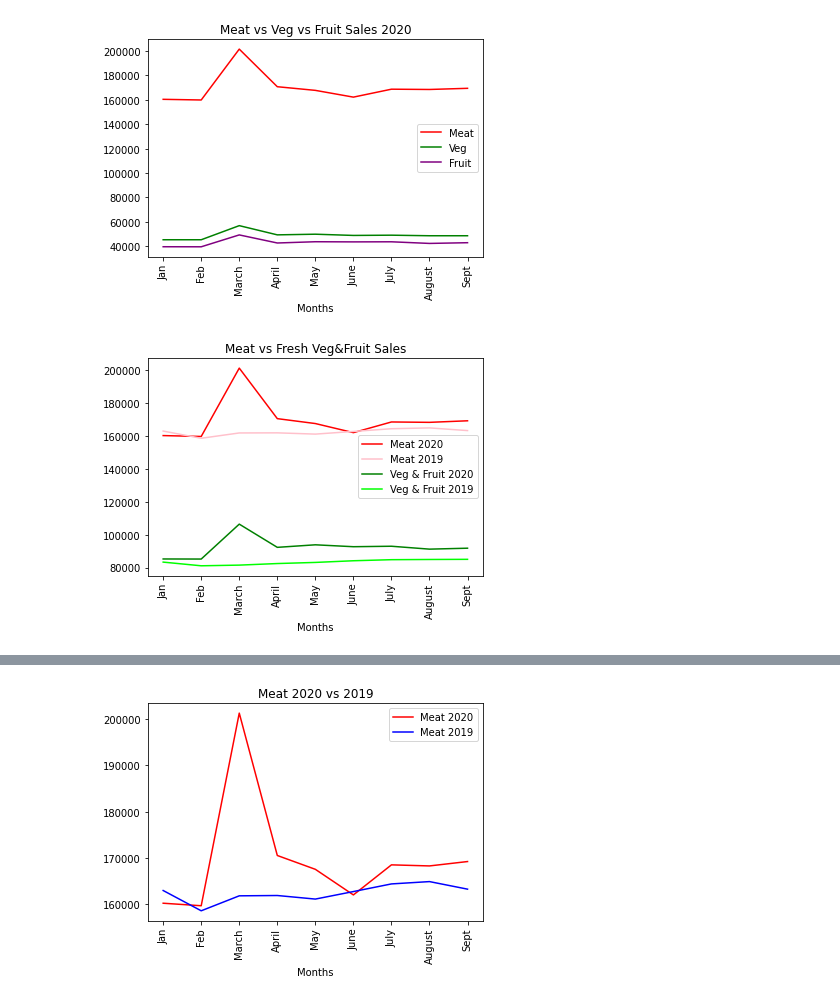
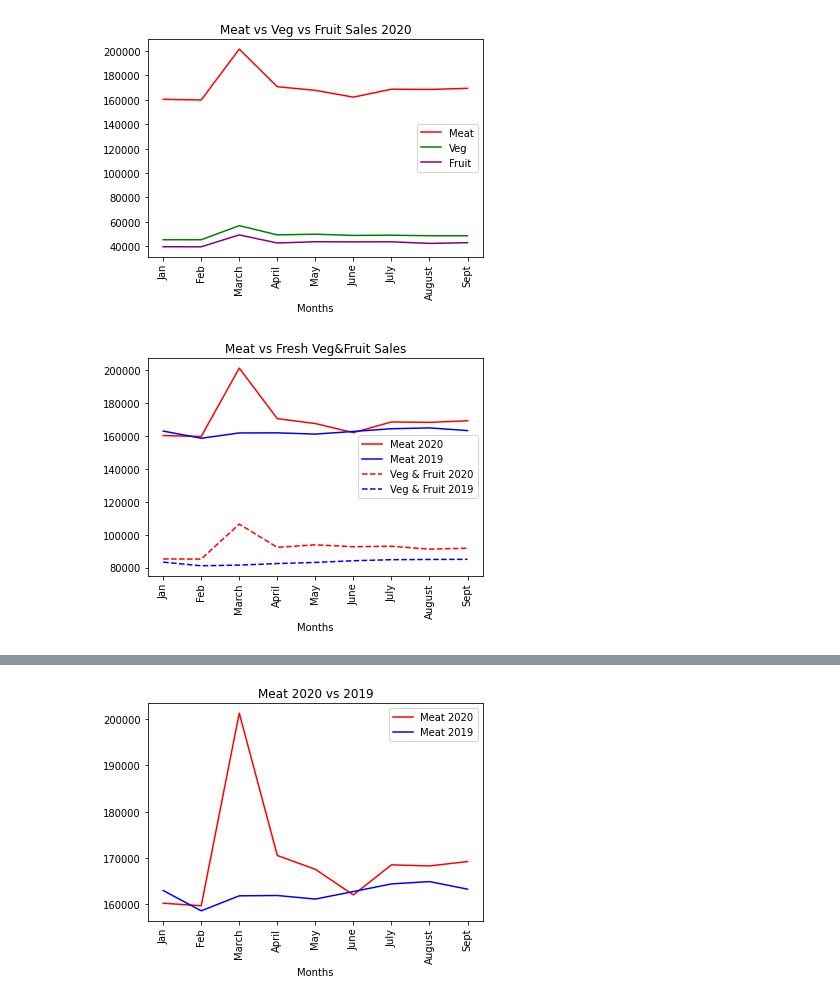
Before and after one commit to staceywai/bootcamp-project, a Jupyter notebook: Meat&VegSales.ipynb, the cells around one changed output, grey strips where cells are left out. Saved outputs shown, nothing was run; the diff lists cells and outputs as text; code cells hidden in the pictures.

Commit message:
Saved meat/veg & beverage analysis graphs to png

```diff
--- a/Meat&VegSales.ipynb
+++ b/Meat&VegSales.ipynb
@@ -72,22 +72,23 @@ plt.show()
 # %%
 meats20, = plt.plot(months, graph_df.loc['          Meats and poultry',["2020M01","2020M02","2020M03","2020M04","2020M05","2020M06","2020M07","2020M08","2020M09"]],
                         color="red", label="Meat 2020")
 vegfruit20, = plt.plot(months, graph_df.loc['          Fresh fruits and vegetables',["2020M01","2020M02","2020M03","2020M04","2020M05","2020M06","2020M07","2020M08","2020M09"]],
-                        color="green", label="Veg & Fruit 2020")
+                        color="red", linestyle="dashed", label="Veg & Fruit 2020")
 
 meats19, = plt.plot(months, graph_df.loc['          Meats and poultry',["2019M01","2019M02","2019M03","2019M04","2019M05","2019M06","2019M07","2019M08","2019M09"]],
-                        color="pink", label="Meat 2019")
+                        color="blue", label="Meat 2019")
 vegfruit19, = plt.plot(months, graph_df.loc['          Fresh fruits and vegetables',["2019M01","2019M02","2019M03","2019M04","2019M05","2019M06","2019M07","2019M08","2019M09"]],
-                        color="lime", label="Veg & Fruit 2019")
+                        color="blue", linestyle = "dashed", label="Veg & Fruit 2019")
 
 # Create a legend for our chart
 plt.legend(handles=[meats20,meats19, vegfruit20,vegfruit19], loc="best")
 plt.title("Meat vs Fresh Veg&Fruit Sales")
 plt.xlabel("Months")
 plt.xticks(rotation="vertical")
+plt.savefig('Images/MeatVeg20v19.png')
 plt.show()
 # %% [output]
-[figure, old version]
+[figure, new version]
 # %%
 df = pd.read_csv('Resources/nondurable_no_commas.csv')
 df.head(25)
```
Also changed, not shown: parts of 7 cells of this notebook, 12 other files.
